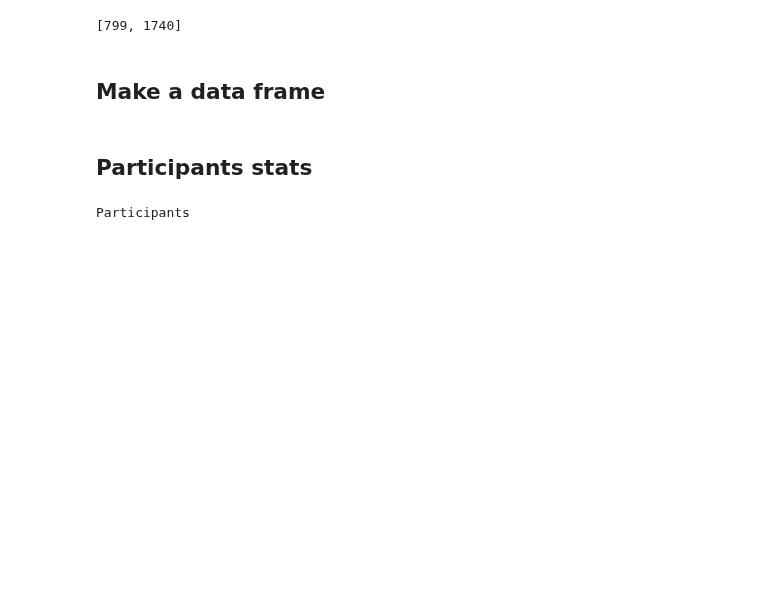
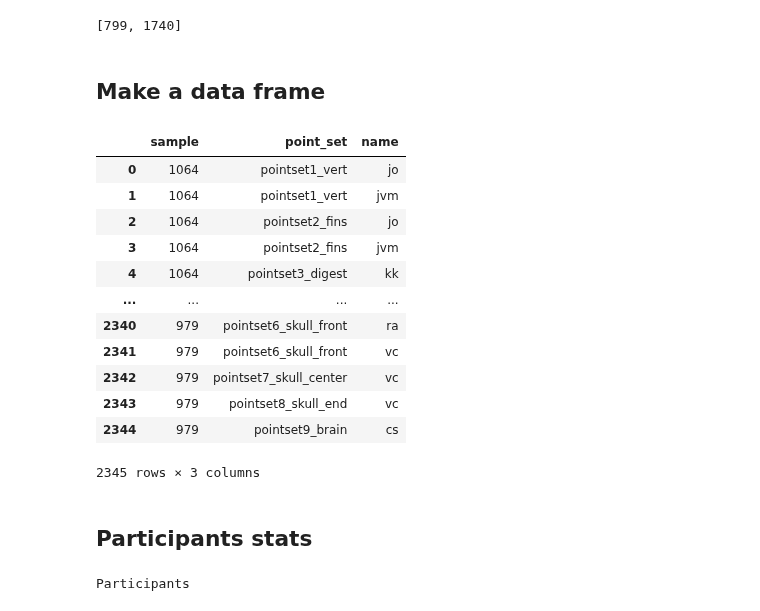
Before and after one commit to axruff/Medaka, a Jupyter notebook: CheckLandmarks.ipynb, the cells around one changed output. Drawn from its saved outputs; the diff is of its cells as text; code cells hidden in the pictures; blank space fills up the shorter version.

```diff
--- a/CheckLandmarks.ipynb
+++ b/CheckLandmarks.ipynb
@@ -475,6 +552,21 @@ WARNING: Problematic names
 ## Make a data frame
 # %%
 df = pd.DataFrame(data)
+df
+# %% [output]
+|  | sample | point_set | name |
+| 0 | 1064 | pointset1_vert | jo |
+| 1 | 1064 | pointset1_vert | jvm |
+| 2 | 1064 | pointset2_fins | jo |
+| 3 | 1064 | pointset2_fins | jvm |
+| 4 | 1064 | pointset3_digest | kk |
+| ... | ... | ... | ... |
+| 2340 | 979 | pointset6_skull_front | ra |
+| 2341 | 979 | pointset6_skull_front | vc |
+| 2342 | 979 | pointset7_skull_center | vc |
+| 2343 | 979 | pointset8_skull_end | vc |
+| 2344 | 979 | pointset9_brain | cs |
+2345 rows × 3 columns
 # %% [markdown]
 ## Participants stats
 # %%
```
Also changed, not shown: parts of 29 cells of this notebook.
